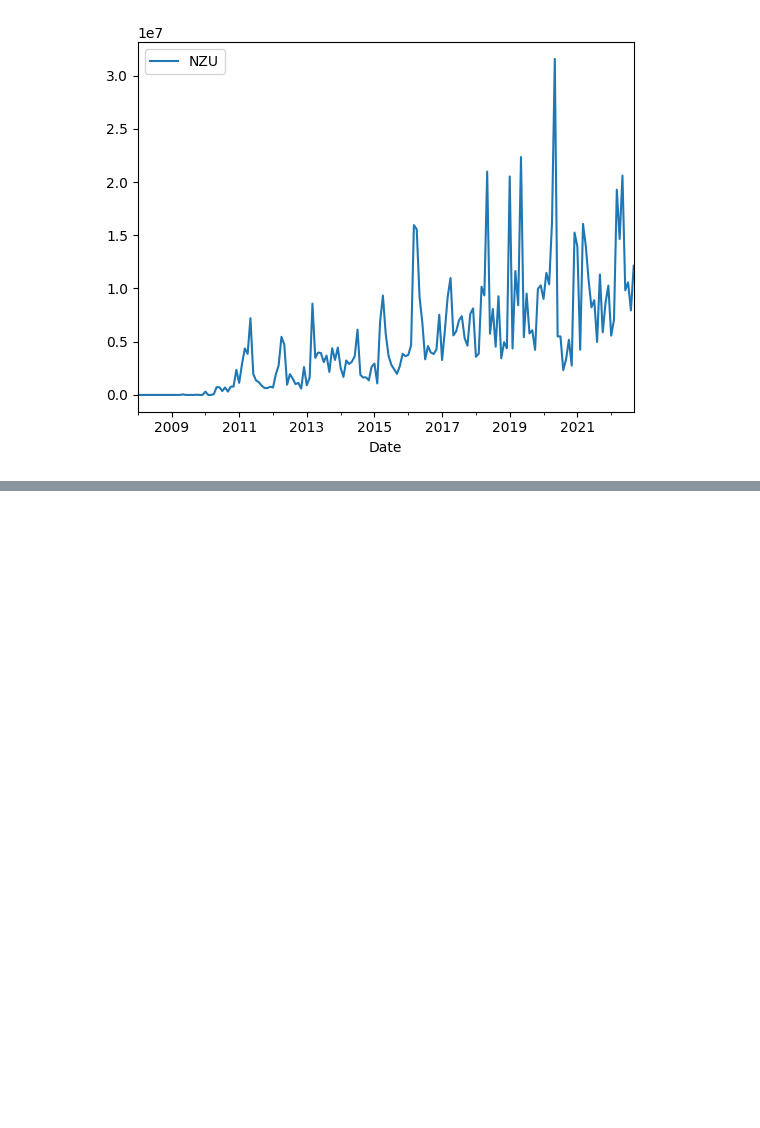
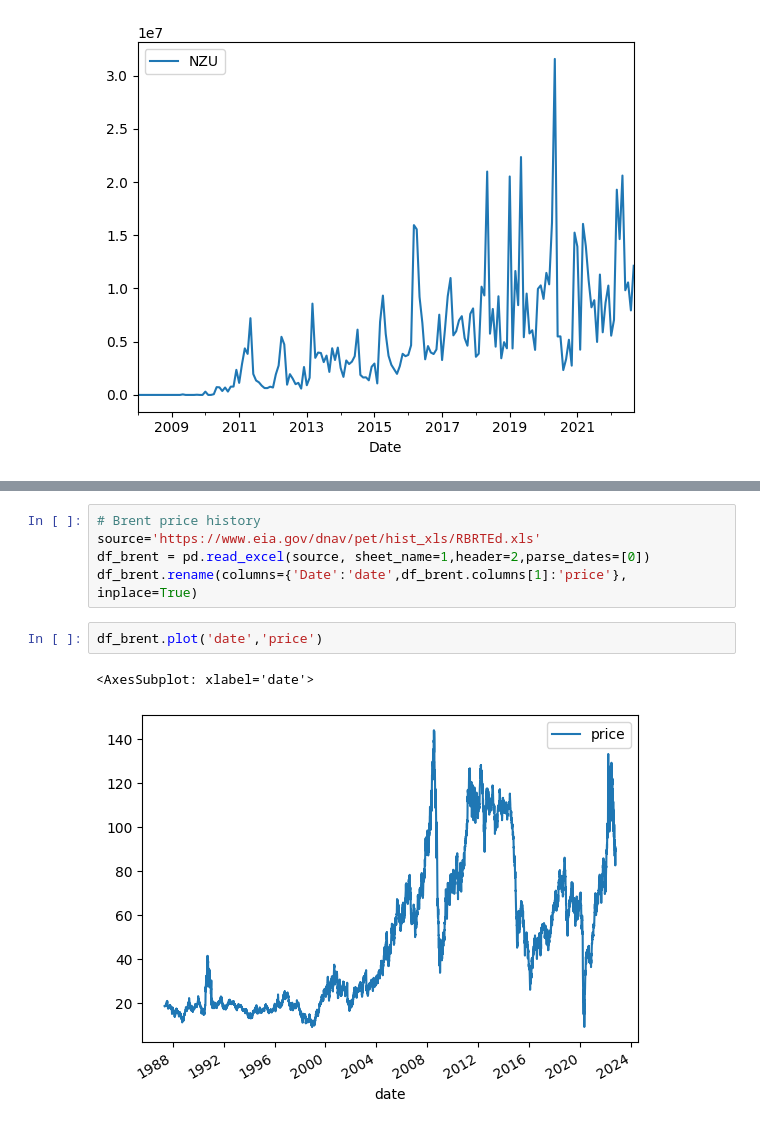
Before and after one commit to dmitrische/nzu-market, a Jupyter notebook: analysis.ipynb, the cells around one changed output, grey strips where cells are left out. Drawn from its saved outputs; the diff is of its cells as text; blank space fills up the shorter version.

```diff
--- a/analysis.ipynb
+++ b/analysis.ipynb
@@ -148,0 +166,10 @@ df_trans.plot("Date","NZU")
+# %%
+# Brent price history
+source='https://www.eia.gov/dnav/pet/hist_xls/RBRTEd.xls'
+df_brent = pd.read_excel(source, sheet_name=1,header=2,parse_dates=[0])
+df_brent.rename(columns={'Date':'date',df_brent.columns[1]:'price'}, inplace=True)
+# %%
+df_brent.plot('date','price')
+# %% [output]
+<AxesSubplot: xlabel='date'>
+[figure, added]
```
Also changed, not shown: parts of 10 cells of this notebook, 2 other files.
